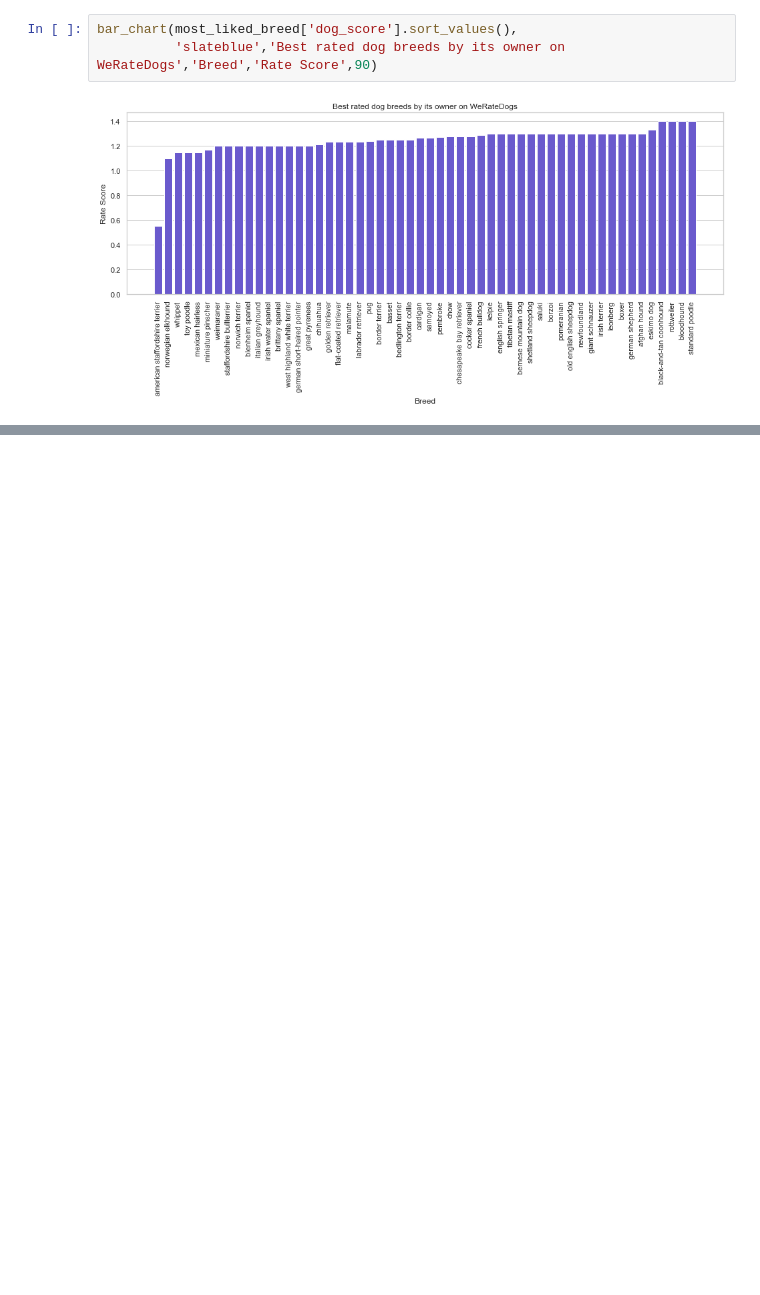
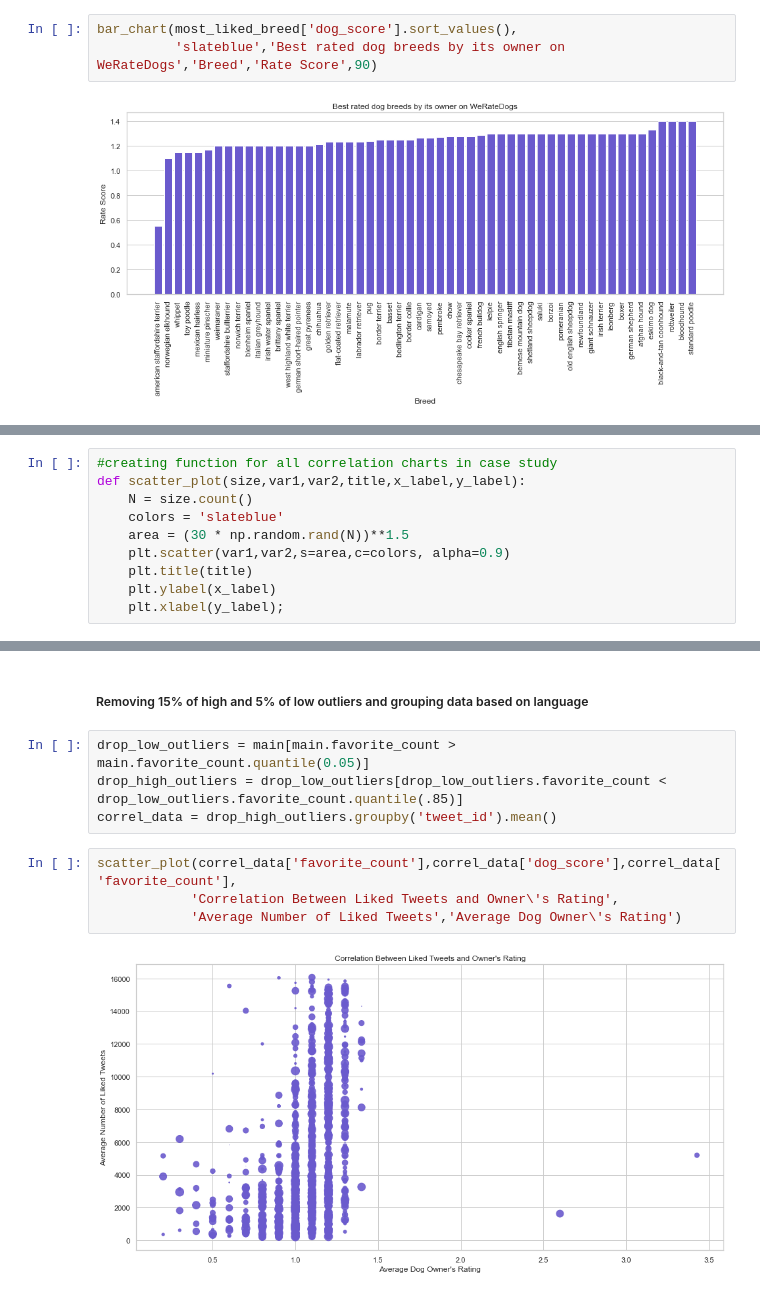
Before and after one commit to vkuica/Twitter-project, a Jupyter notebook: Twitter Project.ipynb, the cells around one changed output, grey strips where cells are left out. Cells and saved outputs as stored; diff of their text form; blank space fills up the shorter version.

```diff
--- a/Twitter Project.ipynb
+++ b/Twitter Project.ipynb
@@ -673,0 +698,10 @@ For breeds share first place in their owners rating. Standard Poodle, Bloodhount
+# %%
+#creating function for all correlation charts in case study
+def scatter_plot(size,var1,var2,title,x_label,y_label):
+    N = size.count()
+    colors = 'slateblue'
+    area = (30 * np.random.rand(N))**1.5
+    plt.scatter(var1,var2,s=area,c=colors, alpha=0.9)
+    plt.title(title)
+    plt.ylabel(x_label)
+    plt.xlabel(y_label);
@@ -673,0 +717,12 @@ For breeds share first place in their owners rating. Standard Poodle, Bloodhount
+# %% [markdown]
+##### Removing 15% of high and 5% of low outliers and grouping data based on language
+# %%
+drop_low_outliers = main[main.favorite_count > main.favorite_count.quantile(0.05)]
+drop_high_outliers = drop_low_outliers[drop_low_outliers.favorite_count < drop_low_outliers.favorite_count.quantile(.85)]
+correl_data = drop_high_outliers.groupby('tweet_id').mean()
+# %%
+scatter_plot(correl_data['favorite_count'],correl_data['dog_score'],correl_data['favorite_count'],
+            'Correlation Between Liked Tweets and Owner\'s Rating',
+            'Average Number of Liked Tweets','Average Dog Owner\'s Rating')
+# %% [output]
+[figure, added]
```
Also changed, not shown: parts of 40 cells of this notebook.
